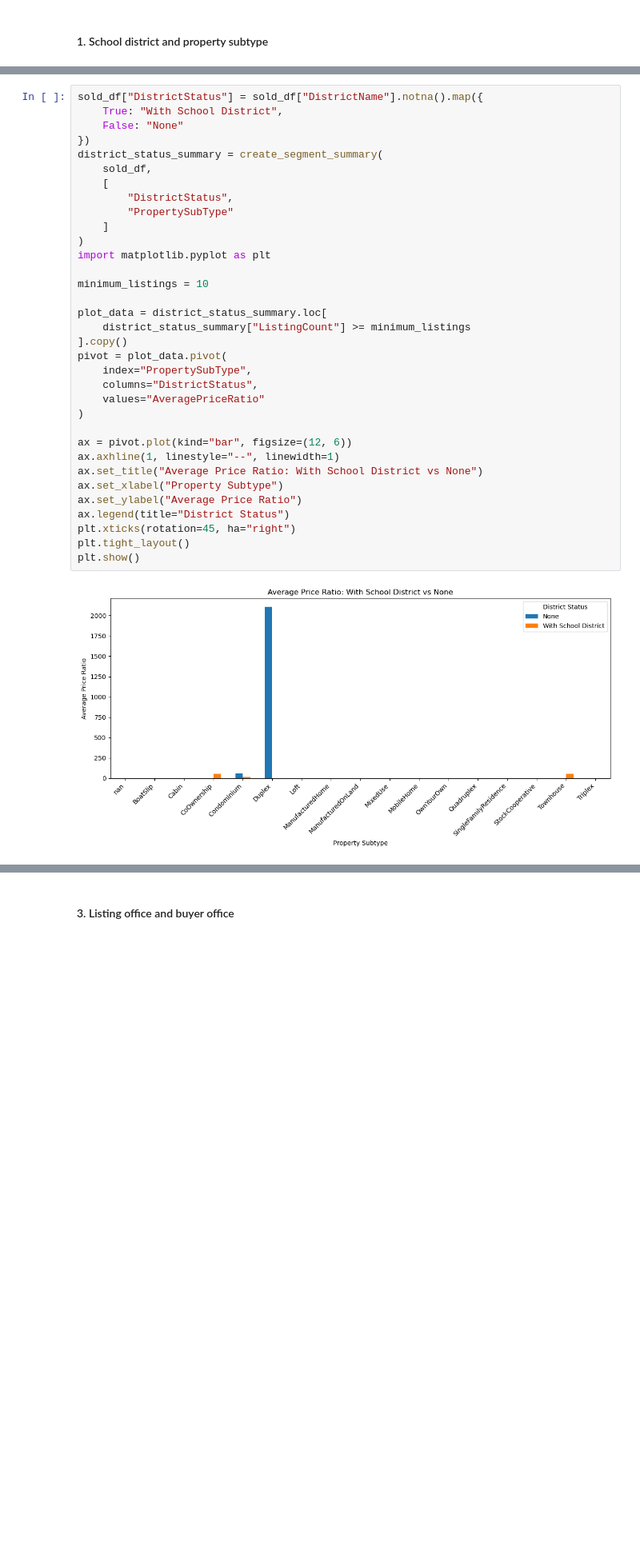
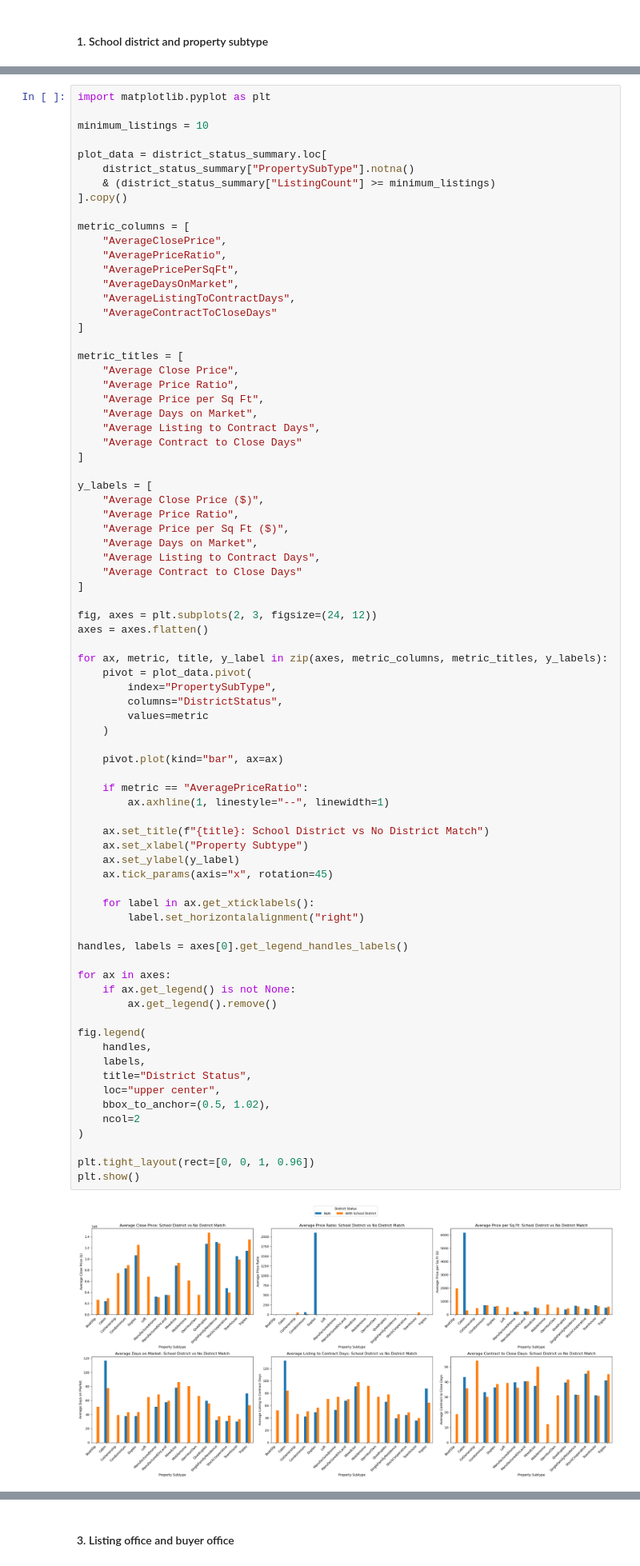
Before and after one commit to KKMaxoxo/IDX-Exchange-da, a Jupyter notebook: notebook/week-6.ipynb, the cells around one changed output, grey strips where cells are left out. Shown at 80% size. Drawn from its saved outputs; the diff is of its cells as text; blank space fills up the shorter version.

```diff
--- a/notebook/week-6.ipynb
+++ b/notebook/week-6.ipynb
@@ -307,38 +366,81 @@ display(district_property_summary.head(10))
 | 8 | San Diego Unified | Condominium | 5919 | 978839.84 | 1.29 | ... |
 | 9 | Palm Springs Unified | SingleFamilyResidence | 5225 | 980207.10 | 1.71 | ... |
 # %%
-sold_df["DistrictStatus"] = sold_df["DistrictName"].notna().map({
-    True: "With School District",
-    False: "None"
-})
-district_status_summary = create_segment_summary(
-    sold_df,
-    [
-        "DistrictStatus",
-        "PropertySubType"
-    ]
-)
 import matplotlib.pyplot as plt
 
 minimum_listings = 10
 
 plot_data = district_status_summary.loc[
-    district_status_summary["ListingCount"] >= minimum_listings
+    district_status_summary["PropertySubType"].notna()
+    & (district_status_summary["ListingCount"] >= minimum_listings)
 ].copy()
-pivot = plot_data.pivot(
-    index="PropertySubType",
-    columns="DistrictStatus",
-    values="AveragePriceRatio"
+
+metric_columns = [
+    "AverageClosePrice",
+    "AveragePriceRatio",
+    "AveragePricePerSqFt",
+    "AverageDaysOnMarket",
+    "AverageListingToContractDays",
+    "AverageContractToCloseDays"
+]
+
+metric_titles = [
+    "Average Close Price",
+    "Average Price Ratio",
+    "Average Price per Sq Ft",
+    "Average Days on Market",
+    "Average Listing to Contract Days",
+    "Average Contract to Close Days"
+]
+
+y_labels = [
+    "Average Close Price ($)",
+    "Average Price Ratio",
+    "Average Price per Sq Ft ($)",
+    "Average Days on Market",
+    "Average Listing to Contract Days",
+    "Average Contract to Close Days"
+]
+
+fig, axes = plt.subplots(2, 3, figsize=(24, 12))
+axes = axes.flatten()
+
+for ax, metric, title, y_label in zip(axes, metric_columns, metric_titles, y_labels):
+    pivot = plot_data.pivot(
+        index="PropertySubType",
+        columns="DistrictStatus",
+        values=metric
+    )
+
+    pivot.plot(kind="bar", ax=ax)
+
+    if metric == "AveragePriceRatio":
+        ax.axhline(1, linestyle="--", linewidth=1)
+
+    ax.set_title(f"{title}: School District vs No District Match")
+    ax.set_xlabel("Property Subtype")
+    ax.set_ylabel(y_label)
+    ax.tick_params(axis="x", rotation=45)
+
+    for label in ax.get_xticklabels():
+        label.set_horizontalalignment("right")
+
+handles, labels = axes[0].get_legend_handles_labels()
+
+for ax in axes:
+    if ax.get_legend() is not None:
+        ax.get_legend().remove()
+
+fig.legend(
+    handles,
+    labels,
+    title="District Status",
+    loc="upper center",
+    bbox_to_anchor=(0.5, 1.02),
+    ncol=2
 )
 
-ax = pivot.plot(kind="bar", figsize=(12, 6))
-ax.axhline(1, linestyle="--", linewidth=1)
-ax.set_title("Average Price Ratio: With School District vs None")
-ax.set_xlabel("Property Subtype")
-ax.set_ylabel("Average Price Ratio")
-ax.legend(title="District Status")
-plt.xticks(rotation=45, ha="right")
-plt.tight_layout()
+plt.tight_layout(rect=[0, 0, 1, 0.96])
 plt.show()
 # %% [output]
-[figure, old version]
+[figure, new version]
```
Also changed, not shown: parts of 8 cells of this notebook, 5 other files.
